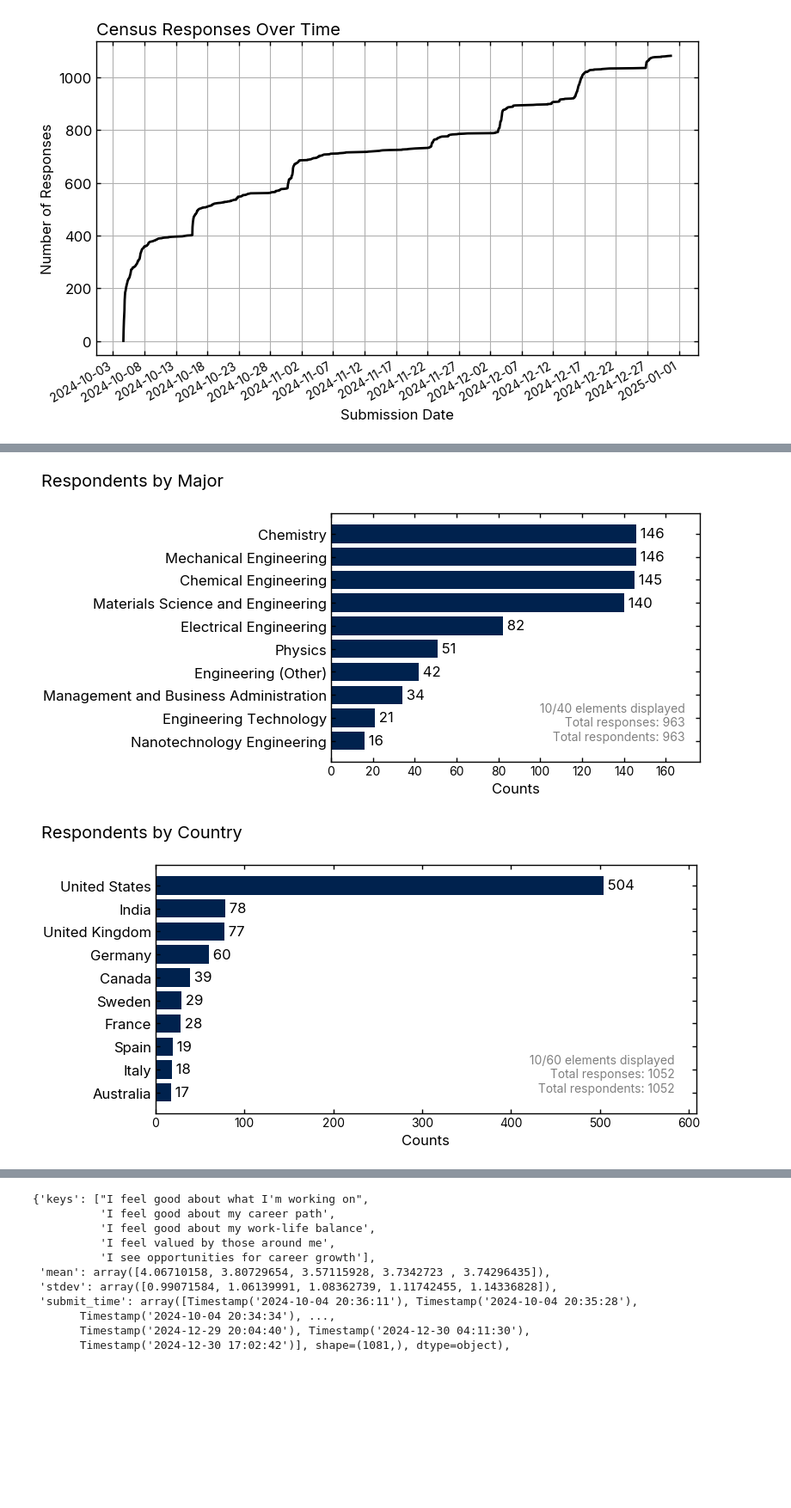
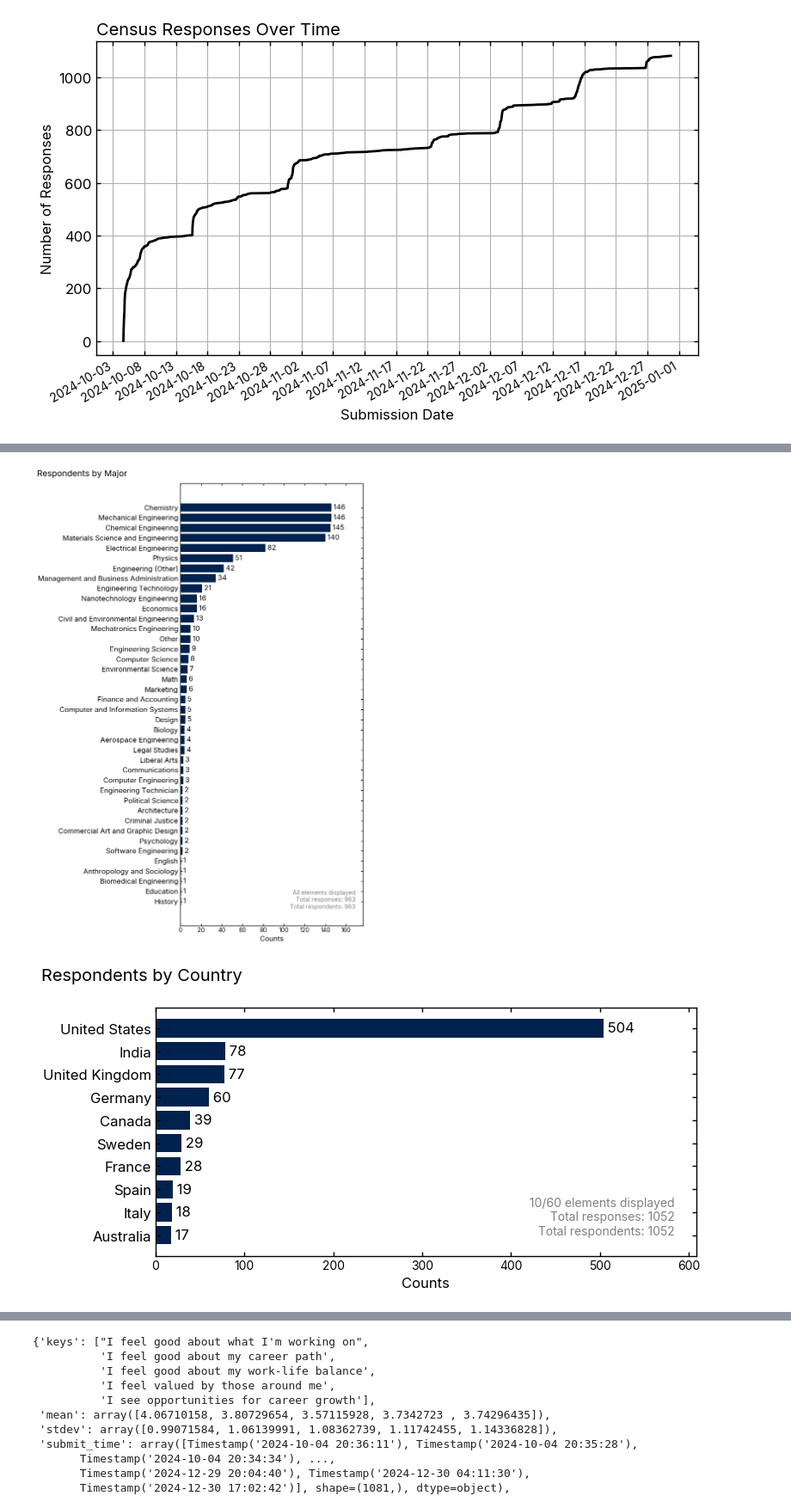
Before and after one commit to wengandrew/battery-talent-census, a Jupyter notebook: notebooks/2_census_data_demo.ipynb, the cells around one changed output, grey strips where cells are left out. Shown at 86% size. Saved outputs shown, nothing was run; the diff lists cells and outputs as text; code cells hidden in the pictures; blank space fills up the shorter version.

```diff
--- a/notebooks/2_census_data_demo.ipynb
+++ b/notebooks/2_census_data_demo.ipynb
@@ -104,6 +104,7 @@ plotter = Plotter()
 plotter.make_bar_plot_from_dict(res_census_backgrounds['degree'],
                                 title='Respondents by Major',
                                 saveas='respondents_major.png',
+                                num_elements=500,
                                 sorted=True)
 
 plotter.make_bar_plot_from_dict(res_census_backgrounds['country'],
@@ -119,37 +120,41 @@ plotter.make_bar_plot_from_dict(res_census_backgrounds['state'],
 
 plotter.make_bar_plot_from_dict(res_census_backgrounds['education'],
                                 title='Respondents by Highest Degree',
                                 saveas='respondents_degree.png',
                                 num_elements=5,
                                 sorted=True)
 
-# 'Latino' and 'or Spanish origin' are already covered under the category
-# 'Hispanic'. This is an artefact of the string splitting which interpreted the
-# commas within the string as different categories when they're not.
 plotter.make_bar_plot_from_dict(res_census_backgrounds['ethnicity'],
                                 title='Respondents by Ethnicity',
                                 saveas='respondents_ethnicity.png',
                                 exclusions=['Latino', 'or Spanish origin'],
+                                replacements={'Hispanic': 'Hispanic, Latino, or Spanish origin'},
                                 sorted=True)
 
 plotter.make_bar_plot_from_dict(res_census_backgrounds['gender'],
                                 title='Respondents by Gender',
                                 saveas='respondents_gender.png',
                                 num_elements=5,
                                 sorted=True)
 
 plotter.make_bar_plot_from_dict(res_census_backgrounds['citizenship'],
                                 title='Respondents by Citizenship Status',
                                 saveas='respondents_citizenship.png',
                                 num_elements=7,
                                 sorted=True)
 
 plotter.make_bar_plot_from_dict(res_census_backgrounds['military_status'],
                                 title='Respondents by Military Status',
                                 saveas='respondents_military.png',
                                 sorted=True)
+
+plotter.make_bar_plot_from_dict(res_census_backgrounds['employment_status'],
+                                title='Employment Status',
+                                saveas='respondents_employment.png',
+                                num_elements=3,
+                                sorted=True)
 # %% [output]
-[figure, old version]
+[figure, new version]
 [figure]
 [figure]
 [figure]
```
Also changed, not shown: parts of 4 cells of this notebook, 20 other files.
